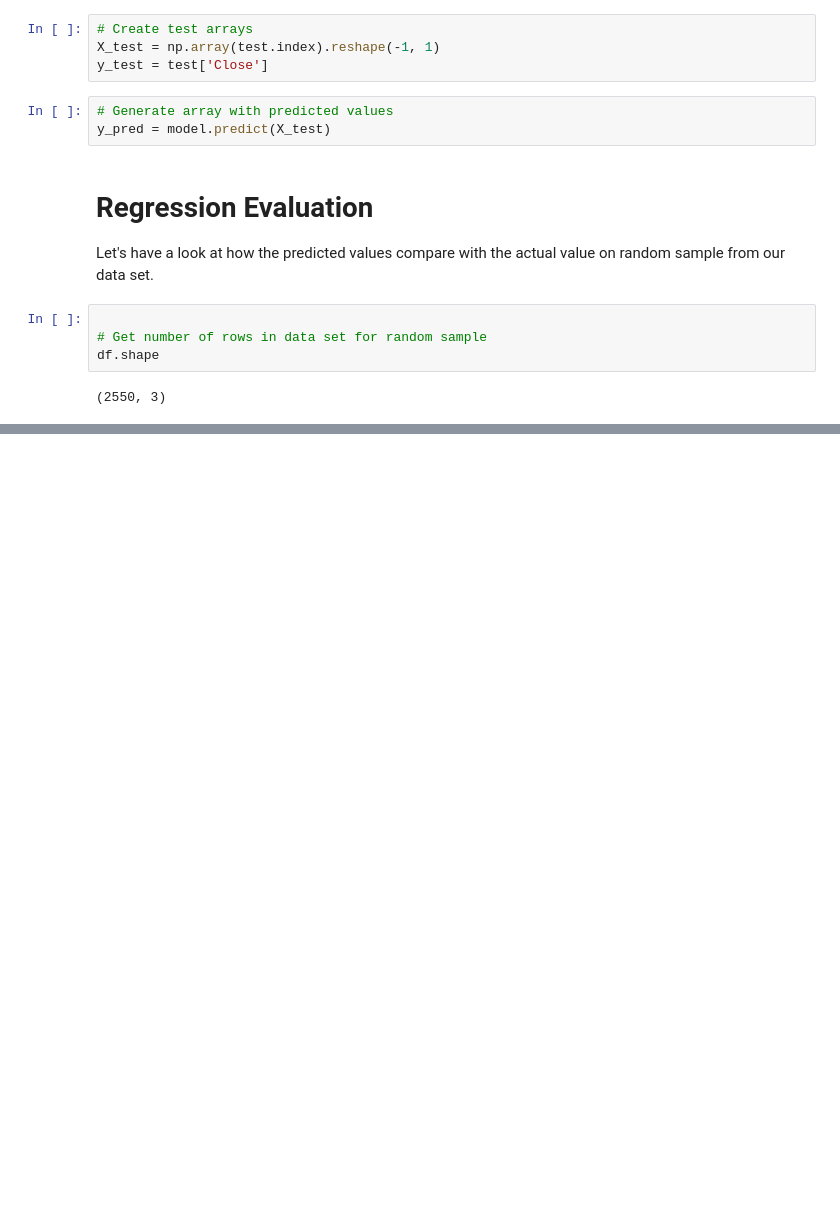
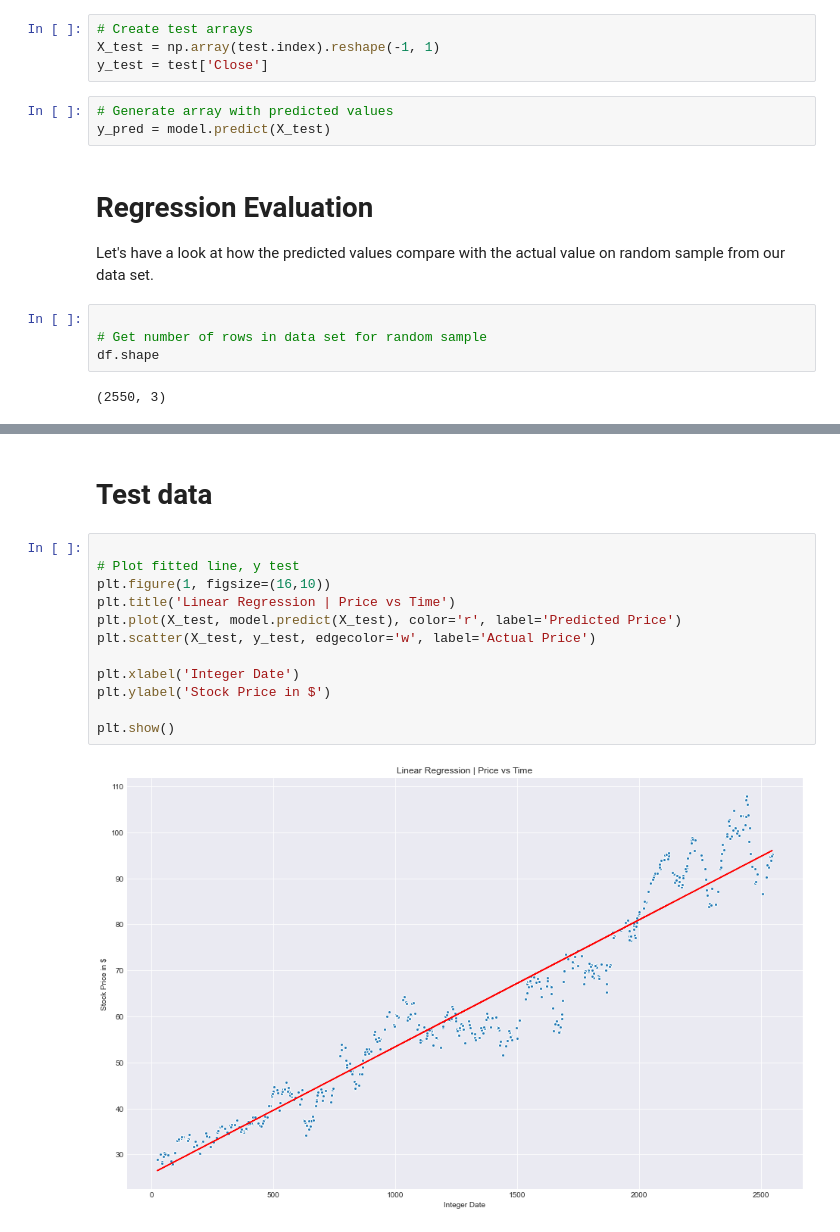
Before and after one commit to Koshaliya/Stock-Prediction-with-linear-regression, a Jupyter notebook: Predicting stocks with linear regression.ipynb, the cells around one changed output, grey strips where cells are left out. Cells and saved outputs as stored; diff of their text form; blank space fills up the shorter version.

```diff
--- a/Predicting stocks with linear regression.ipynb
+++ b/Predicting stocks with linear regression.ipynb
@@ -279,0 +298,16 @@ KeyError: "['Prediction'] not in index"
+# %% [markdown]
+# Test data
+# %%
+
+# Plot fitted line, y test
+plt.figure(1, figsize=(16,10))
+plt.title('Linear Regression | Price vs Time')
+plt.plot(X_test, model.predict(X_test), color='r', label='Predicted Price')
+plt.scatter(X_test, y_test, edgecolor='w', label='Actual Price')
+
+plt.xlabel('Integer Date')
+plt.ylabel('Stock Price in $')
+
+plt.show()
+# %% [output]
+[figure, added]
```
Also changed, not shown: parts of 14 cells of this notebook.
